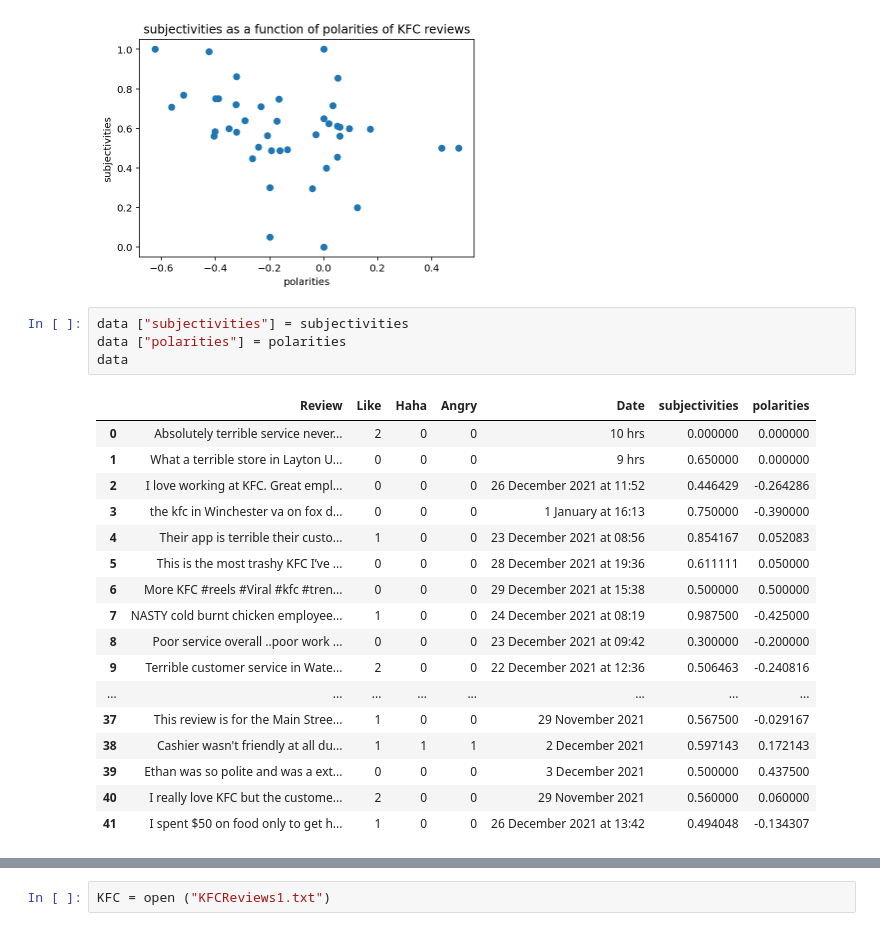
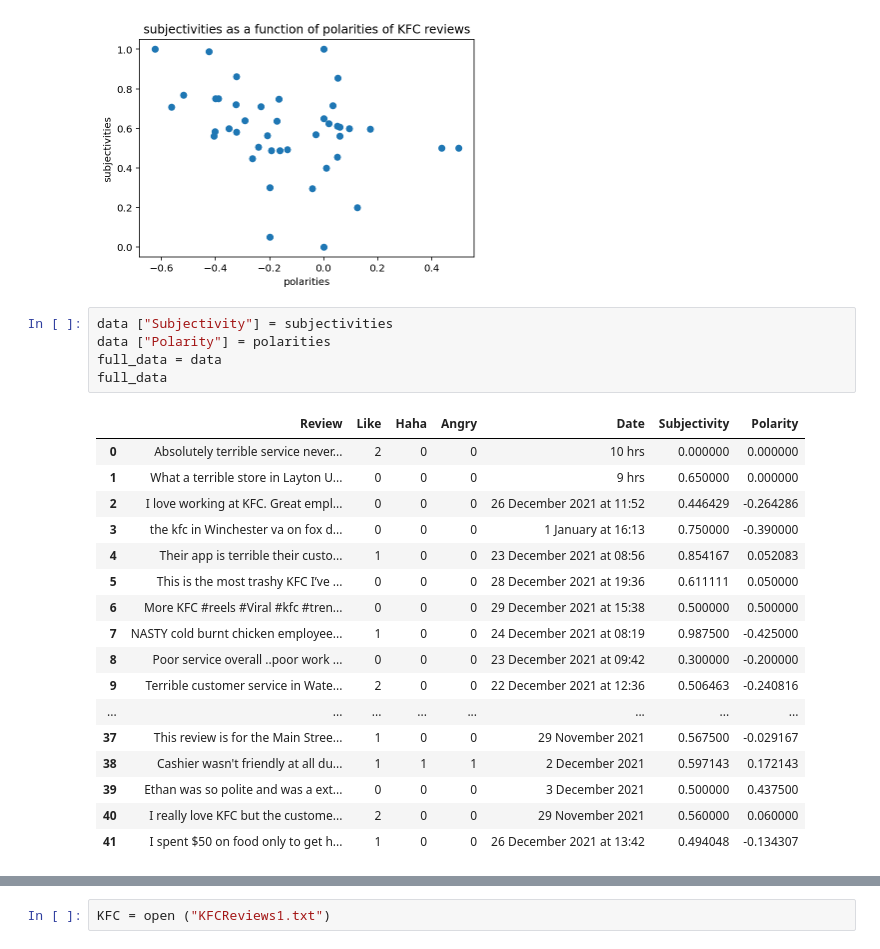
Before and after one commit to ThomasScattergoodQualitest/AutomationEnabler, a Jupyter notebook: KFCCSV.ipynb, the cells around one changed output, grey strips where cells are left out. Cells and saved outputs as stored; diff of their text form.

```diff
--- a/KFCCSV.ipynb
+++ b/KFCCSV.ipynb
@@ -171,11 +169,12 @@ plt.show
 <function matplotlib.pyplot.show(close=None, block=None)>
 [figure]
 # %%
-data ["subjectivities"] = subjectivities
-data ["polarities"] = polarities
-data
+data ["Subjectivity"] = subjectivities
+data ["Polarity"] = polarities
+full_data = data
+full_data
 # %% [output]
-|  | Review | Like | Haha | Angry | Date | subjectivities | polarities |
+|  | Review | Like | Haha | Angry | Date | Subjectivity | Polarity |
 | 0 | Absolutely terrible service never... | 2 | 0 | 0 | 10 hrs | 0.000000 | 0.000000 |
 | 1 | What a terrible store in Layton U... | 0 | 0 | 0 | 9 hrs | 0.650000 | 0.000000 |
 | 2 | I love working at KFC. Great empl... | 0 | 0 | 0 | 26 December 2021 at 11:52 | 0.446429 | -0.264286 |
```
Also changed, not shown: parts of 6 cells of this notebook, 3 other files.
